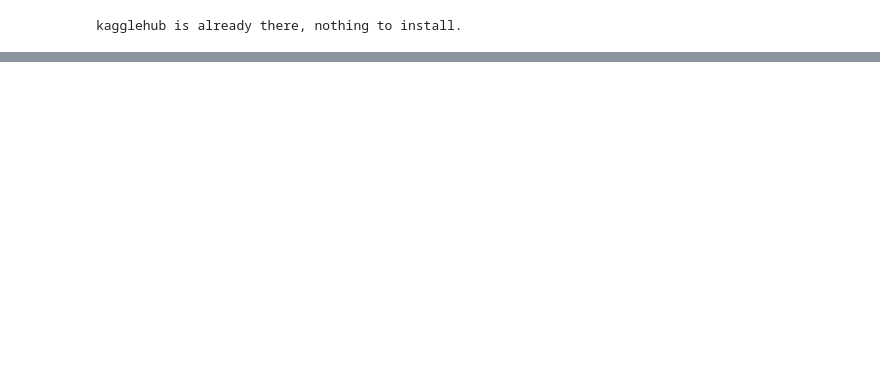
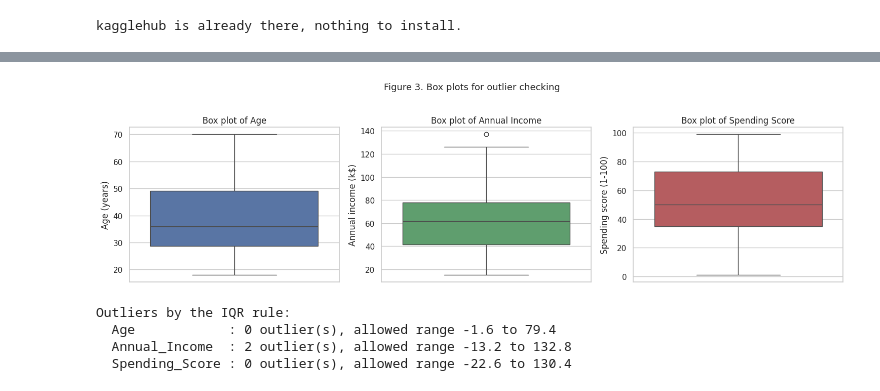
Before and after one commit to emysanceo/AsikonML, a Jupyter notebook: ASIKON_Mall_Customer_Segmentation.ipynb, the cells around one changed output, grey strips where cells are left out. Drawn from its saved outputs; the diff is of its cells as text; code cells hidden in the pictures; blank space fills up the shorter version.

```diff
--- a/ASIKON_Mall_Customer_Segmentation.ipynb
+++ b/ASIKON_Mall_Customer_Segmentation.ipynb
@@ -60,0 +298,22 @@ Data loaded! Shape: (200, 5)
+# %%
+fig, axes = plt.subplots(1, 3, figsize=(15, 4))
+for ax, col, colour in zip(axes, numeric_cols, ["#4C72B0", "#55A868", "#C44E52"]):
+    sns.boxplot(y=df[col], color=colour, ax=ax)
+    ax.set_title(f"Box plot of {col.replace('_', ' ')}")
+    ax.set_ylabel(nice_names[col])
+fig.suptitle("Figure 3. Box plots for outlier checking", fontsize=13, y=1.03)
+save_and_show("fig03_boxplots")
+
+print("Outliers by the IQR rule:")
+for col in numeric_cols:
+    q1, q3 = df[col].quantile(0.25), df[col].quantile(0.75)
+    iqr = q3 - q1
+    low, high = q1 - 1.5 * iqr, q3 + 1.5 * iqr
+    n_out = int(((df[col] < low) | (df[col] > high)).sum())
+    print(f"  {col:15s}: {n_out} outlier(s), allowed range {low:.1f} to {high:.1f}")
+# %% [output]
+[figure, added]
+Outliers by the IQR rule:
+  Age            : 0 outlier(s), allowed range -1.6 to 79.4
+  Annual_Income  : 2 outlier(s), allowed range -13.2 to 132.8
+  Spending_Score : 0 outlier(s), allowed range -22.6 to 130.4
```
Also changed, not shown: parts of 65 cells of this notebook, 4 other files.
